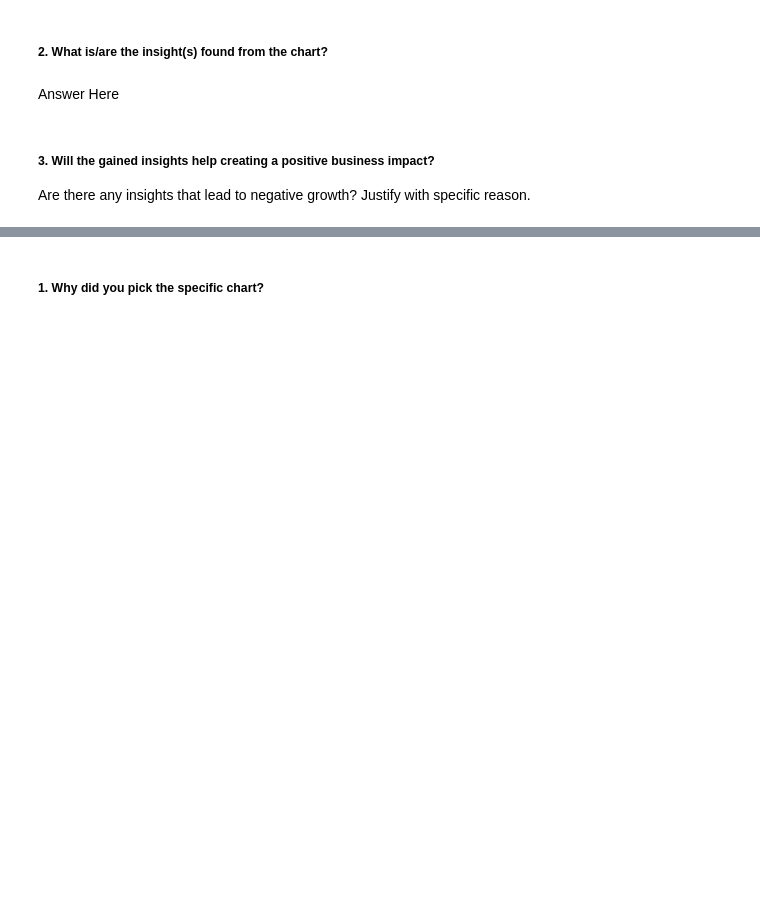
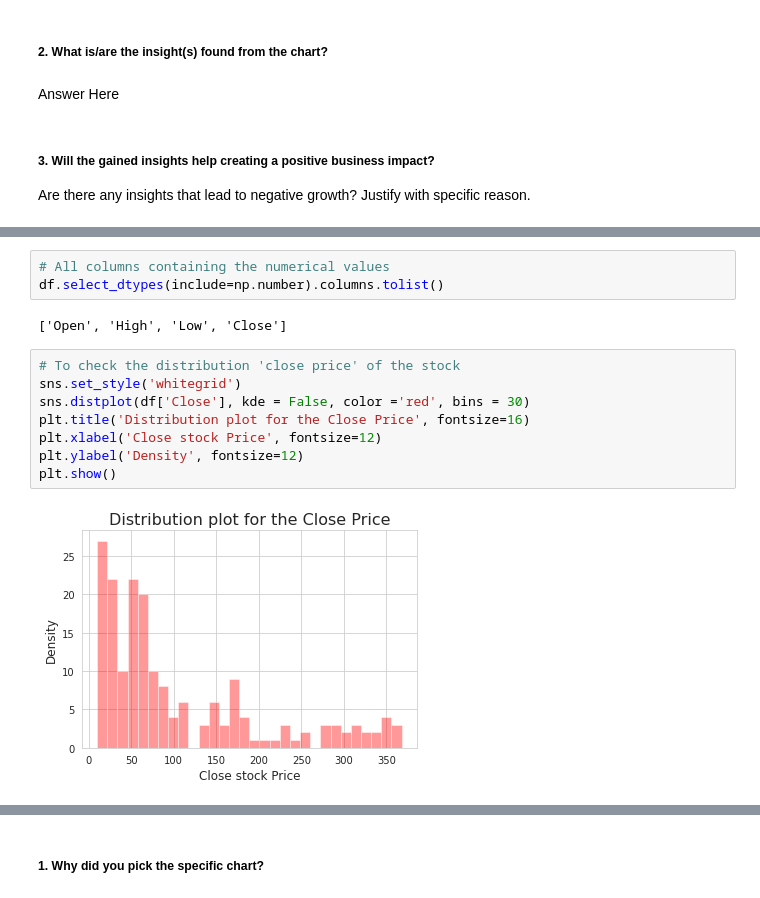
Before and after one commit to avigangarde/Capstone-II--Yes-bank-stock-close-price-prediction-Supervised-ML-Regression-, a Jupyter notebook: Capstone_II_Yes_bank_stock_close_price_prediction(Supervised_ML_Regression).ipynb, the cells around one changed output, grey strips where cells are left out. Saved outputs shown, nothing was run; the diff lists cells and outputs as text; blank space fills up the shorter version.

```diff
--- a/Capstone_II_Yes_bank_stock_close_price_prediction(Supervised_ML_Regression).ipynb
+++ b/Capstone_II_Yes_bank_stock_close_price_prediction(Supervised_ML_Regression).ipynb
@@ -430,0 +487,15 @@ Answer Here
+# %%
+# All columns containing the numerical values
+df.select_dtypes(include=np.number).columns.tolist()
+# %% [output]
+['Open', 'High', 'Low', 'Close']
+# %%
+# To check the distribution 'close price' of the stock
+sns.set_style('whitegrid')
+sns.distplot(df['Close'], kde = False, color ='red', bins = 30)
+plt.title('Distribution plot for the Close Price', fontsize=16)
+plt.xlabel('Close stock Price', fontsize=12)
+plt.ylabel('Density', fontsize=12)
+plt.show()
+# %% [output]
+[figure, added]
```
Also changed, not shown: parts of 127 cells of this notebook.
